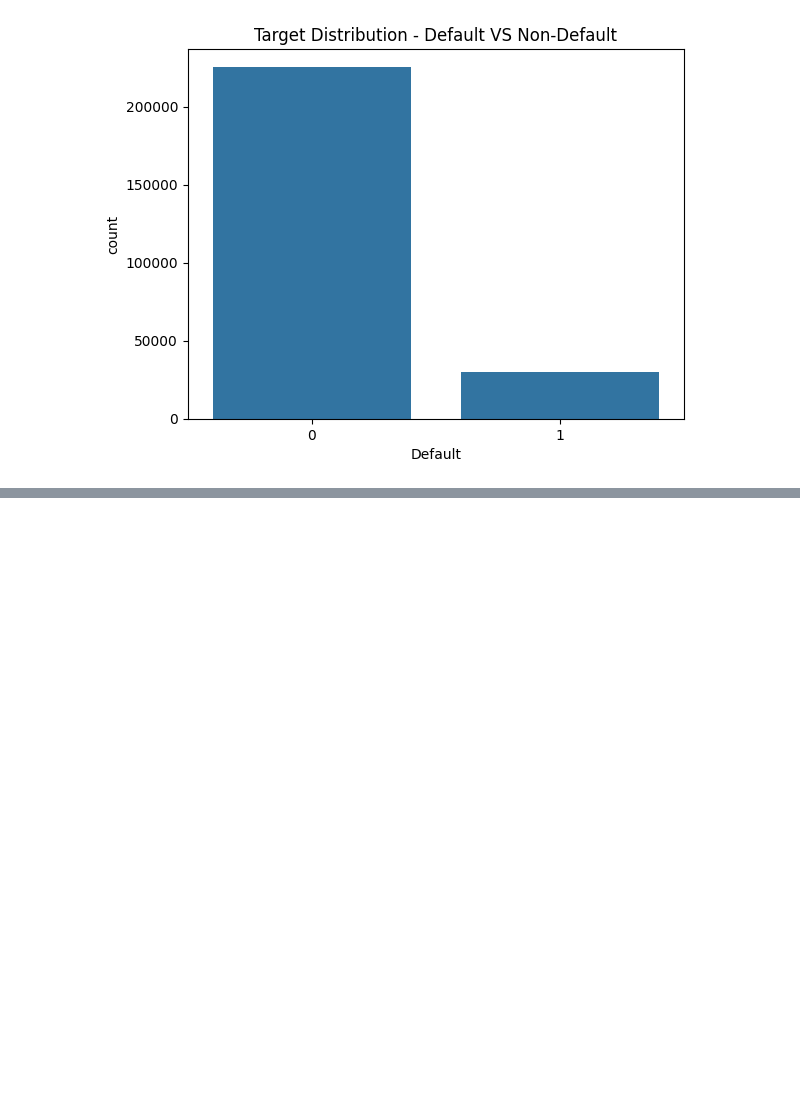
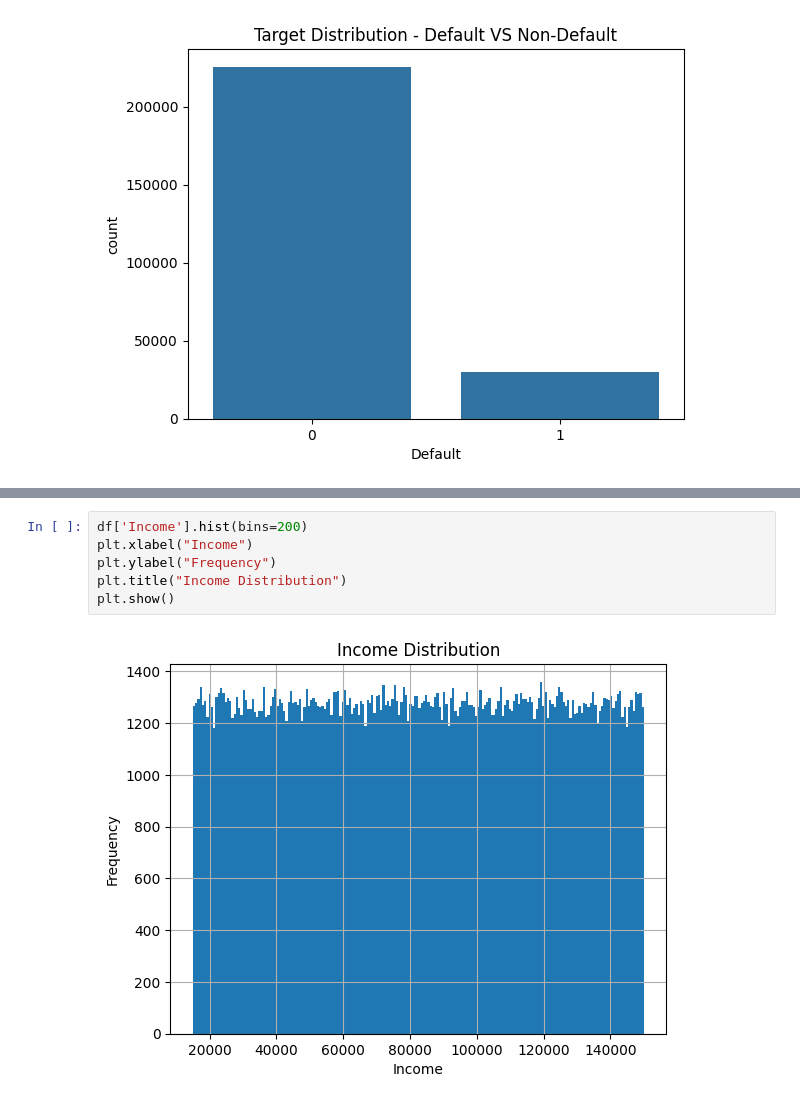
Before and after one commit to Pandidharan22/AI-Powered-Loan-Eligibility-Risk-Scoring-System-API, a Jupyter notebook: notebooks/01_eda.ipynb, the cells around one changed output, grey strips where cells are left out. Cells and saved outputs as stored; diff of their text form; blank space fills up the shorter version.

```diff
--- a/notebooks/01_eda.ipynb
+++ b/notebooks/01_eda.ipynb
@@ -96,0 +118,8 @@ plt.show()
+# %%
+df['Income'].hist(bins=200)
+plt.xlabel("Income")
+plt.ylabel("Frequency")
+plt.title("Income Distribution")
+plt.show()
+# %% [output]
+[figure, added]
```
Also changed, not shown: parts of 12 cells of this notebook.
